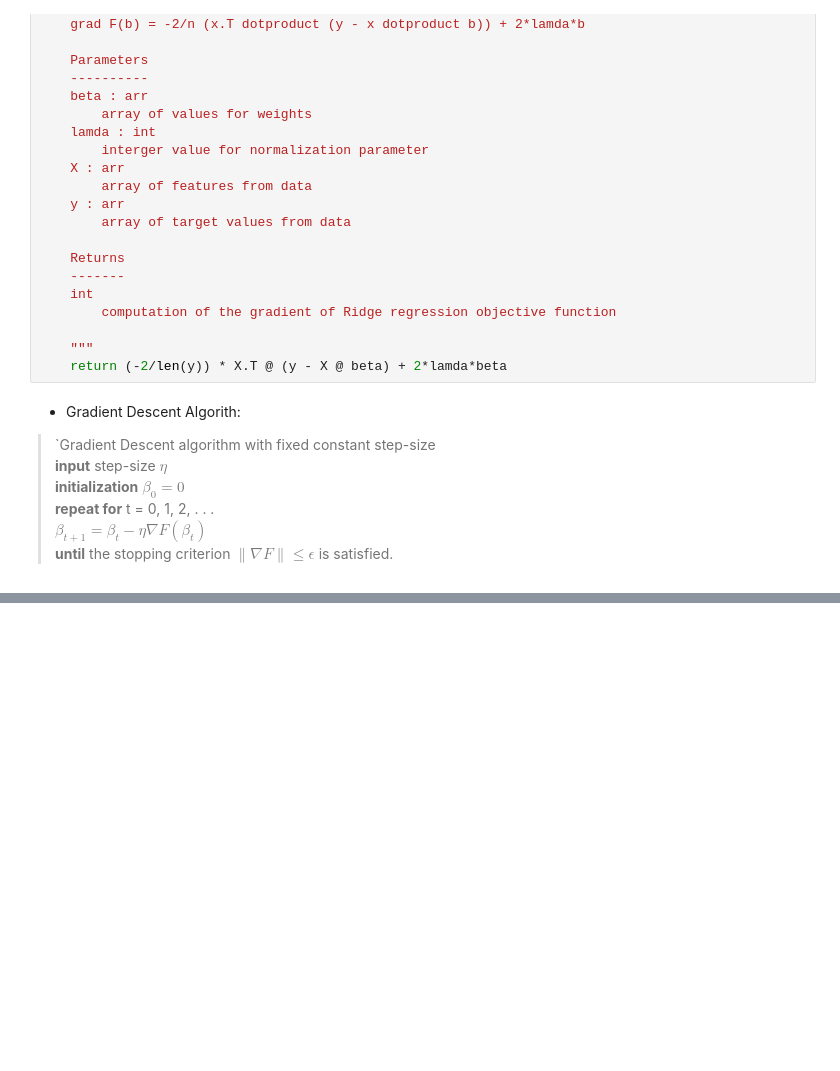
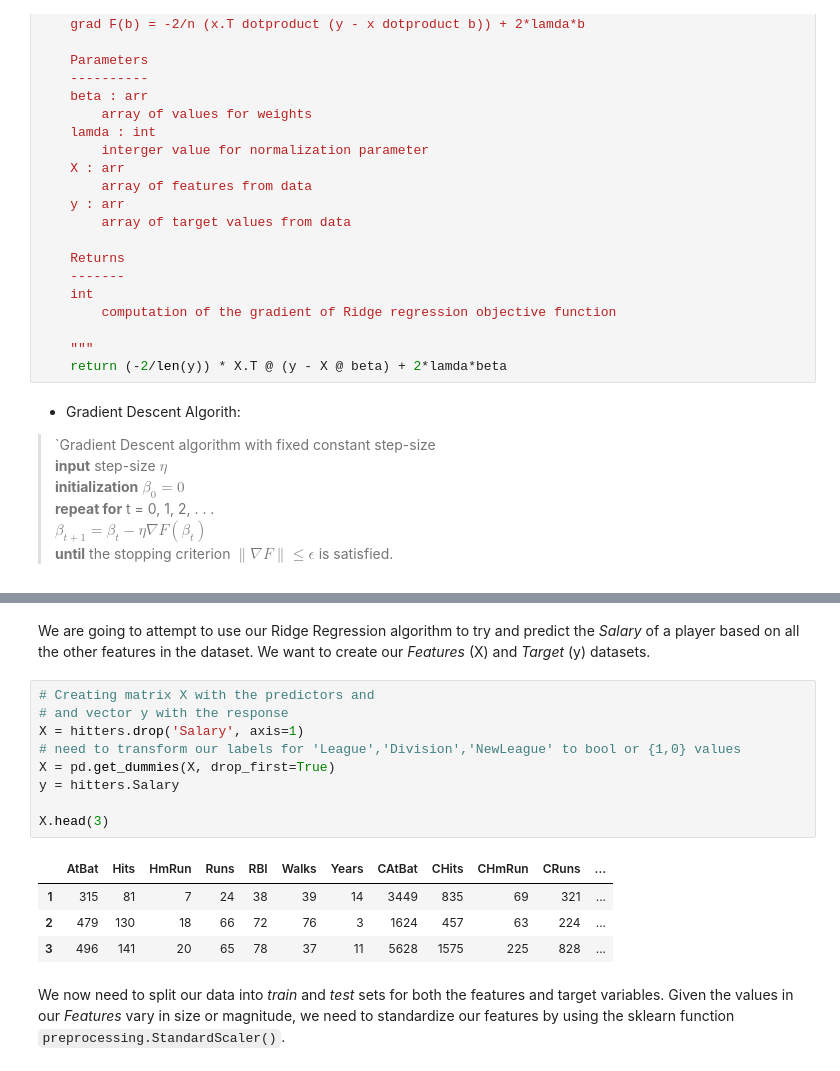
Before and after one commit to JUAN-SOLORIO/UW-MachineLearning, a Jupyter notebook: 1-Python/1 - Ridge Regression w Gradient Descent.ipynb, the cells around one changed output, grey strips where cells are left out. Drawn from its saved outputs; the diff is of its cells as text; blank space fills up the shorter version.

```diff
--- a/1-Python/1 - Ridge Regression w Gradient Descent.ipynb
+++ b/1-Python/1 - Ridge Regression w Gradient Descent.ipynb
@@ -246,0 +265,18 @@ def gradient_descent(beta_init, eta ,lamda,X,y,epsilon=0.005):
+# %% [markdown]
+We are going to attempt to use our Ridge Regression algorithm to try and predict the _Salary_ of a player based on all the other features in the dataset. We want to create our _Features_ (X) and _Target_ (y) datasets.
+# %%
+# Creating matrix X with the predictors and
+# and vector y with the response
+X = hitters.drop('Salary', axis=1)
+# need to transform our labels for 'League','Division','NewLeague' to bool or {1,0} values
+X = pd.get_dummies(X, drop_first=True)
+y = hitters.Salary
+
+X.head(3)
+# %% [output]
+|  | AtBat | Hits | HmRun | Runs | RBI | Walks | Years | CAtBat | CHits | CHmRun | CRuns | ... |
+| 1 | 315 | 81 | 7 | 24 | 38 | 39 | 14 | 3449 | 835 | 69 | 321 | ... |
+| 2 | 479 | 130 | 18 | 66 | 72 | 76 | 3 | 1624 | 457 | 63 | 224 | ... |
+| 3 | 496 | 141 | 20 | 65 | 78 | 37 | 11 | 5628 | 1575 | 225 | 828 | ... |
+# %% [markdown]
+We now need to split our data into _train_ and _test_ sets for both the features and target variables. Given the values in our _Features_ vary in size or magnitude, we need to standardize our features by using the sklearn function `preprocessing.StandardScaler()`.
```
Also changed, not shown: parts of 8 cells of this notebook, 1 other file.
